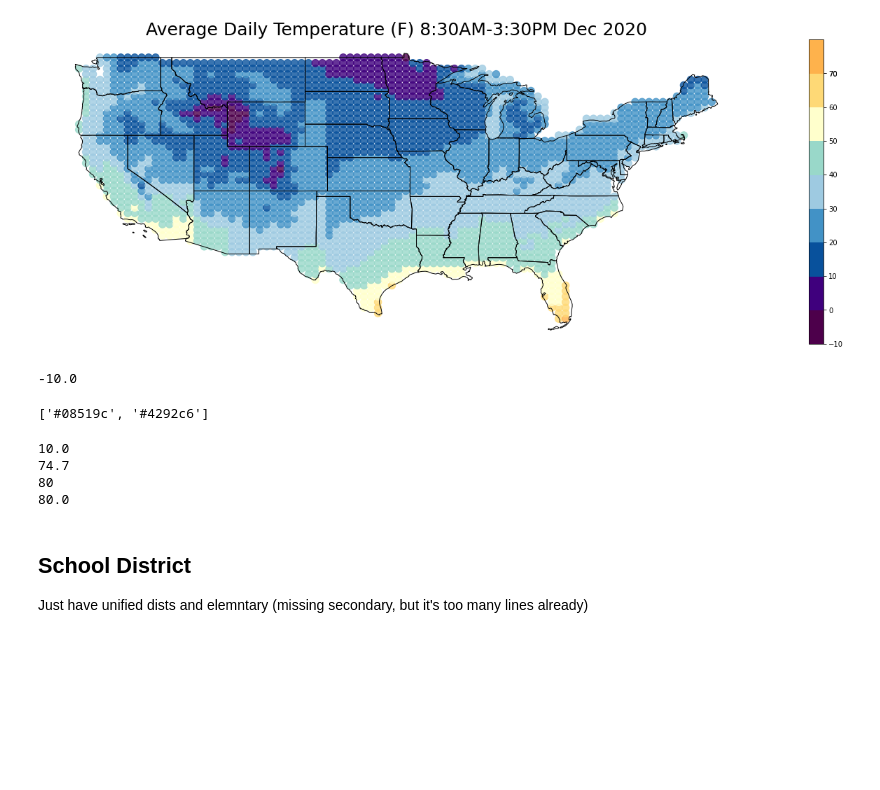
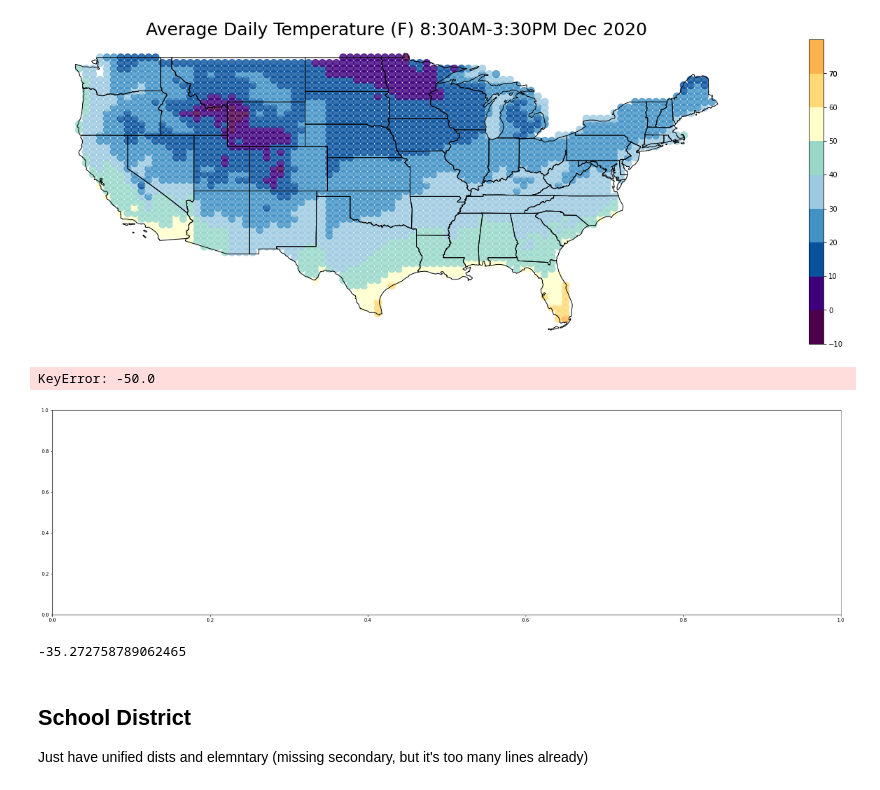
Before and after one commit to Harris-2020-Grad-Side-Projects/US-schoolday-temperatures, a Jupyter notebook: map_temperature.ipynb, the cells around one changed output. Cells and saved outputs as stored; diff of their text form; code cells hidden in the pictures; blank space fills up the shorter version.

```diff
--- a/map_temperature.ipynb
+++ b/map_temperature.ipynb
@@ -181,46 +191,16 @@ plot_map(constricted_gdf, contenental_states, 'average_min_daily_windchill', col
 -5.647785742600354
 70.42641703944055
 [figure]
-# %%
-round(constricted_gdf['average_min_daily_windchill'].min(),-1)
-# %% [output]
--10.0
-# %%
-#practice pulling only set colors
-test1 = [10.2,20.0,30.4]
-test2 = [30,40,90]
-test3 = [2,20,30, 20,20]
-
-
-colors = {-10.0: '#3f007d', 0.0:'#54278f',10.0:'#08519c',
-          20.0:'#4292c6',30.0:'#9ecae1',
-          40.0:'#99d8c9', 50.0:'#ffffcc', 60.0:'#fed976',
-          70.0:'#feb24c', 80.0:'#fc4e2a', 90.0:'#e31a1c'}
-
-
-testcol = []
-testnorm = []
-
-for i in test3:
-    if round(i,0) in colors.keys():
-        testcol.append(colors[round(i,0)])
-        testnorm.append(round(i,0))
-
-list(set(testcol))
-# %% [output]
-['#08519c', '#4292c6']
-# %%
-round(11,0) in colors.keys()
-
-print(round(constricted_gdf['average_windchill'].min(),-1))
-print(round(constricted_gdf['average_windchill'].max(),1))
-print(round(76,-1))
-print(round(75.0,-1))
-# %% [output]
-10.0
-74.7
-80
-80.0
+# %%
+#only works for temperatures I've planned for!
+plot_map(constricted_gdf, contenental_states, 'min_min_daily_windchill', colors)
+# %% [output]
+KeyError: -50.0
+[figure, added]
+# %%
+constricted_gdf['min_min_daily_temp'].min()
+# %% [output]
+-35.272758789062465
 # %% [markdown]
 ## School District
 Just have unified dists and elemntary (missing secondary, but it's too many lines already)
```
Also changed, not shown: parts of 6 cells of this notebook.
